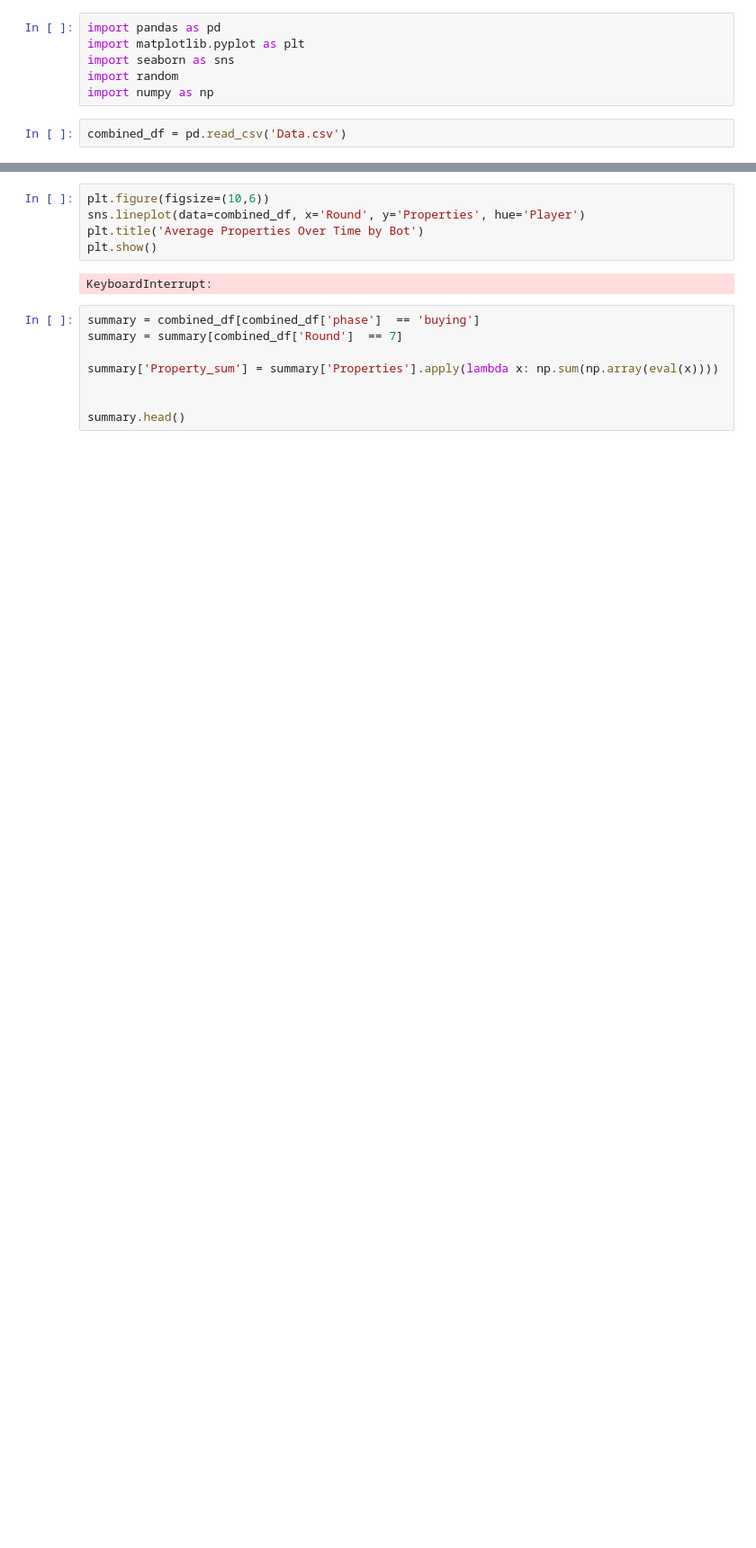
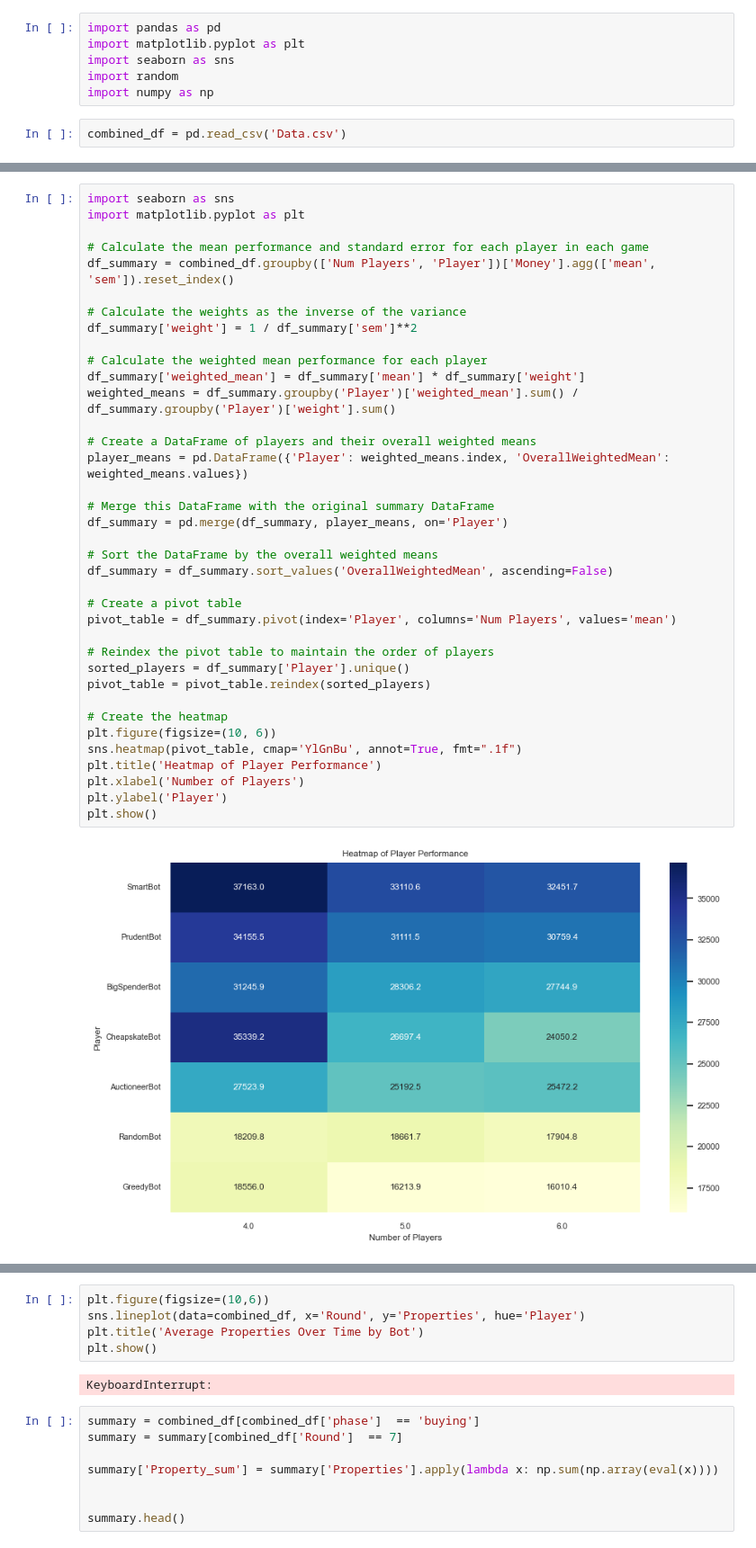
Before and after one commit to Devans90/forsalegame, a Jupyter notebook: plots.ipynb, the cells around one changed output, grey strips where cells are left out. Shown at 90% size. Saved outputs shown, nothing was run; the diff lists cells and outputs as text; blank space fills up the shorter version.

```diff
--- a/plots.ipynb
+++ b/plots.ipynb
@@ -25,3 +63,42 @@ plt.show()
+# %%
+import seaborn as sns
+import matplotlib.pyplot as plt
+
+# Calculate the mean performance and standard error for each player in each game
+df_summary = combined_df.groupby(['Num Players', 'Player'])['Money'].agg(['mean', 'sem']).reset_index()
+
+# Calculate the weights as the inverse of the variance
+df_summary['weight'] = 1 / df_summary['sem']**2
+
+# Calculate the weighted mean performance for each player
+df_summary['weighted_mean'] = df_summary['mean'] * df_summary['weight']
+weighted_means = df_summary.groupby('Player')['weighted_mean'].sum() / df_summary.groupby('Player')['weight'].sum()
+
+# Create a DataFrame of players and their overall weighted means
+player_means = pd.DataFrame({'Player': weighted_means.index, 'OverallWeightedMean': weighted_means.values})
+
+# Merge this DataFrame with the original summary DataFrame
+df_summary = pd.merge(df_summary, player_means, on='Player')
+
+# Sort the DataFrame by the overall weighted means
+df_summary = df_summary.sort_values('OverallWeightedMean', ascending=False)
+
+# Create a pivot table
+pivot_table = df_summary.pivot(index='Player', columns='Num Players', values='mean')
+
+# Reindex the pivot table to maintain the order of players
+sorted_players = df_summary['Player'].unique()
+pivot_table = pivot_table.reindex(sorted_players)
+
+# Create the heatmap
+plt.figure(figsize=(10, 6))
+sns.heatmap(pivot_table, cmap='YlGnBu', annot=True, fmt=".1f")
+plt.title('Heatmap of Player Performance')
+plt.xlabel('Number of Players')
+plt.ylabel('Player')
+plt.show()
+# %% [output]
+[figure, added]
 # %%
 final_round = combined_df['Round'].max()
 final_money = combined_df[combined_df['Round'] == final_round]
```
Also changed, not shown: parts of 10 cells of this notebook, 35 other files.
